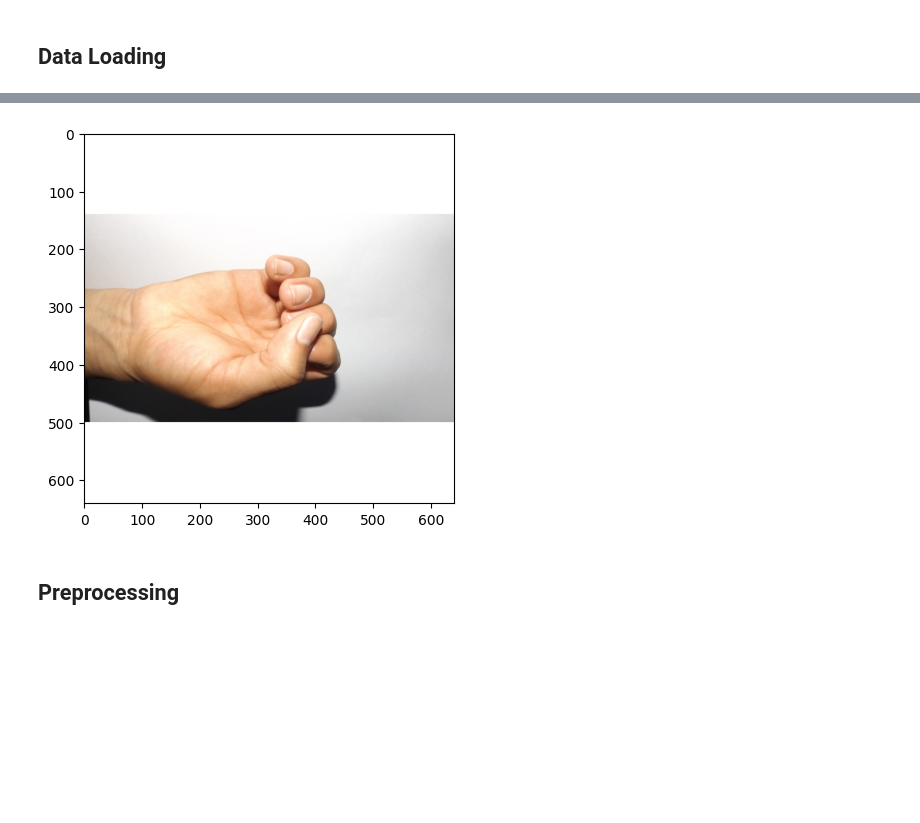
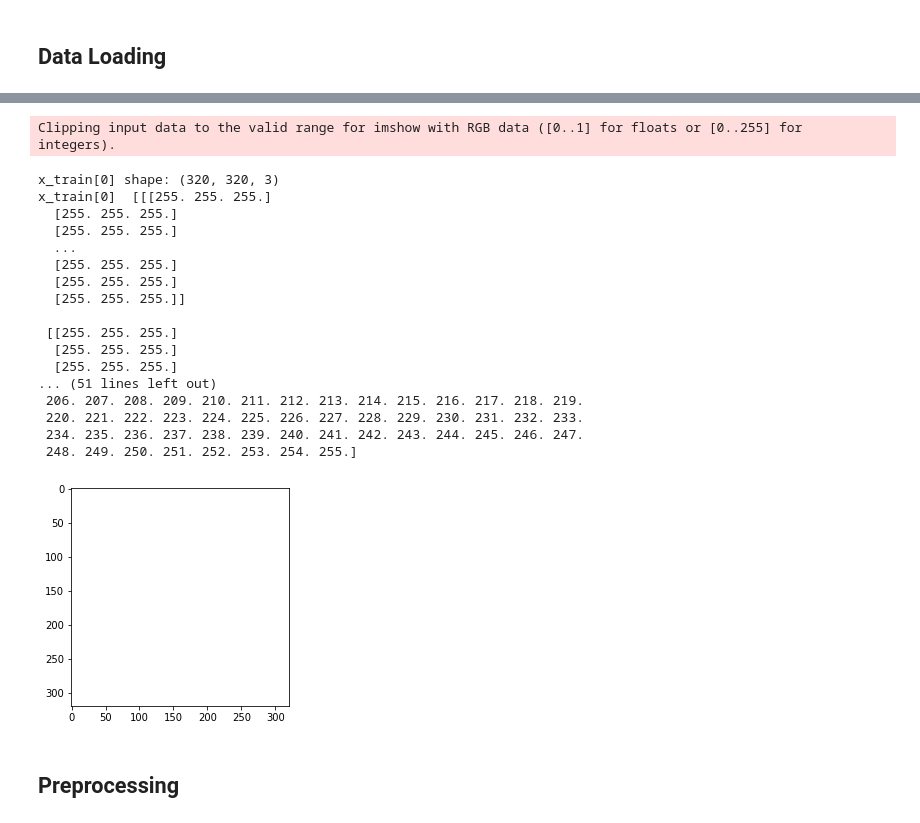
Before and after one commit to MostafaAshraf98/Project-Pattern-Recognition, a Jupyter notebook: main.ipynb, the cells around one changed output, grey strips where cells are left out. Saved outputs shown, nothing was run; the diff lists cells and outputs as text; code cells hidden in the pictures; blank space fills up the shorter version.

```diff
--- a/main.ipynb
+++ b/main.ipynb
@@ -44,7 +52,29 @@ y_val shape: (278,)
-# %%
-plt.imshow(x_train[100])
-plt.show()
-# %% [output]
-[figure, removed]
+# %%
+import matplotlib.pyplot as plt
+print(f"x_train[0] shape: {x_train[0].shape}")
+print(f"x_train[0]  {x_train[600]}")
+print(f"x_train[0]  {np.unique(x_train[600])}")
+plt.imshow(x_train[700])
+plt.show()
+# %% [output]
+Clipping input data to the valid range for imshow with RGB data ([0..1] for floats or [0..255] for integers).
+x_train[0] shape: (320, 320, 3)
+x_train[0]  [[[255. 255. 255.]
+  [255. 255. 255.]
+  [255. 255. 255.]
+  ...
+  [255. 255. 255.]
+  [255. 255. 255.]
+  [255. 255. 255.]]
+
+ [[255. 255. 255.]
+  [255. 255. 255.]
+  [255. 255. 255.]
+... (51 lines left out)
+ 206. 207. 208. 209. 210. 211. 212. 213. 214. 215. 216. 217. 218. 219.
+ 220. 221. 222. 223. 224. 225. 226. 227. 228. 229. 230. 231. 232. 233.
+ 234. 235. 236. 237. 238. 239. 240. 241. 242. 243. 244. 245. 246. 247.
+ 248. 249. 250. 251. 252. 253. 254. 255.]
+[figure, added]
 # %% [markdown]
 ## Preprocessing
```
Also changed, not shown: parts of 23 cells of this notebook, 7 other files.
